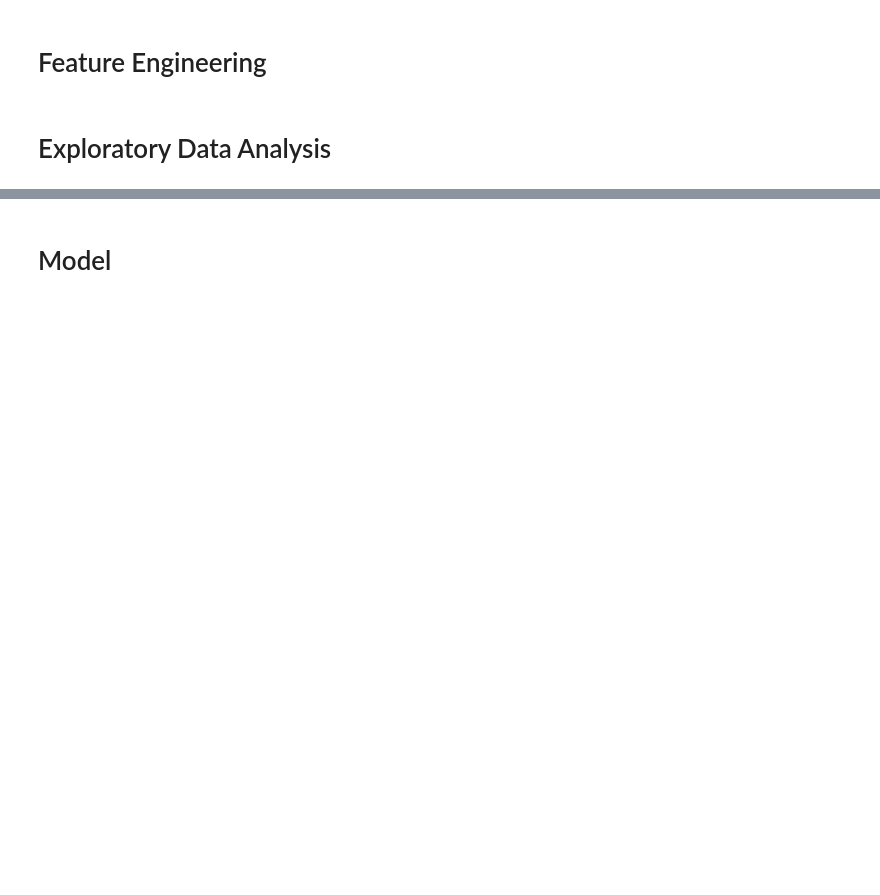
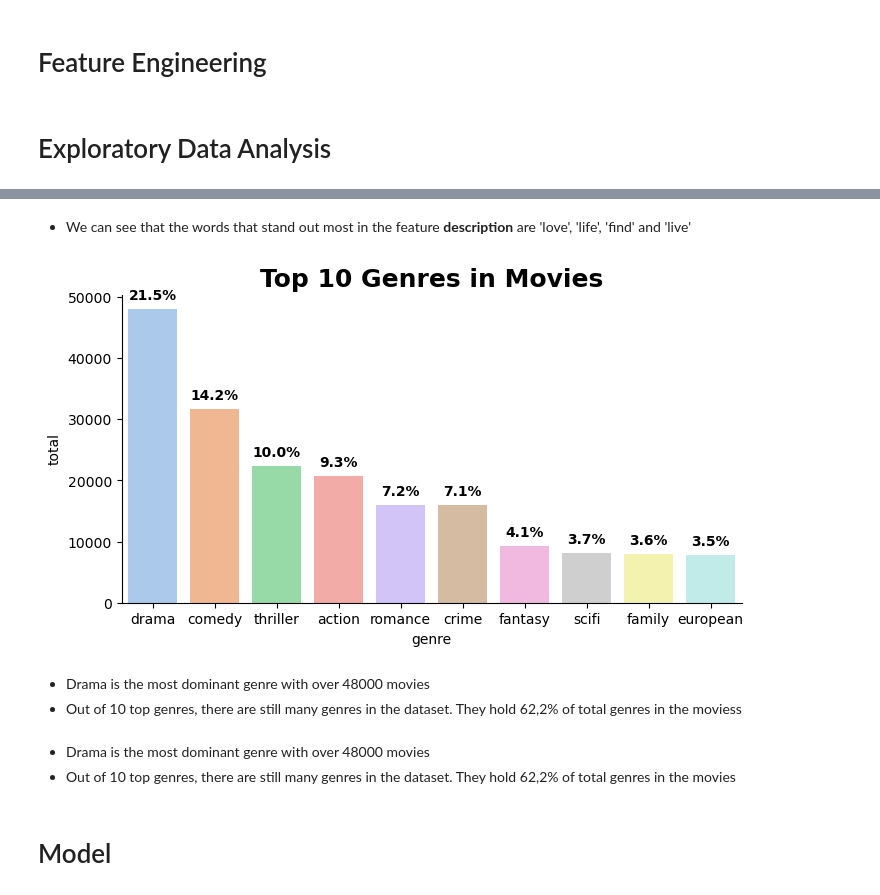
Before and after one commit to leonardoccarv/NetflixClustering, a Jupyter notebook: NetflixRecommendation.ipynb, the cells around one changed output, grey strips where cells are left out. Cells and saved outputs as stored; diff of their text form; code cells hidden in the pictures; blank space fills up the shorter version.

```diff
--- a/NetflixRecommendation.ipynb
+++ b/NetflixRecommendation.ipynb
@@ -95,2 +158,29 @@ dtype: object
+# %% [markdown]
+- We can see that the words that stand out most in the feature **description** are 'love', 'life', 'find' and 'live'
+# %%
+genres_list = []
+for i in df['genres']:
+    genres_list.extend(genero.strip("['']") for genero in i.split(', '))
+
+plt.figure(figsize=(8,4))
+df_plot = pd.DataFrame(Counter(genres_list).most_common(10), columns=['genre', 'total'])
+ax = sns.barplot(data=df_plot, x='genre', y='total', palette=sns.color_palette('pastel', n_colors=10))
+ax.set_title('Top 10 Genres in Movies', fontsize=18, weight=600, color='black')
+sns.despine()
+
+for p in ax.patches:
+    ax.annotate(f'{p.get_height() / len(genres_list) * 100:.1f}%',
+                (p.get_x() + p.get_width() / 2., p.get_height()),
+                ha='center', va='center', xytext=(0, 10), textcoords='offset points', fontsize=10, color='black', weight='bold')
+
+plt.show()
+# %% [output]
+[figure, added]
+# %% [markdown]
+- Drama is the most dominant genre with over 48000 movies
+- Out of 10 top genres, there are still many genres in the dataset. They hold 62,2% of total genres in the moviess
+# %% [markdown]
+- Drama is the most dominant genre with over 48000 movies
+- Out of 10 top genres, there are still many genres in the dataset. They hold 62,2% of total genres in the movies
 # %% [markdown]
 # Model
```
Also changed, not shown: parts of 16 cells of this notebook.
